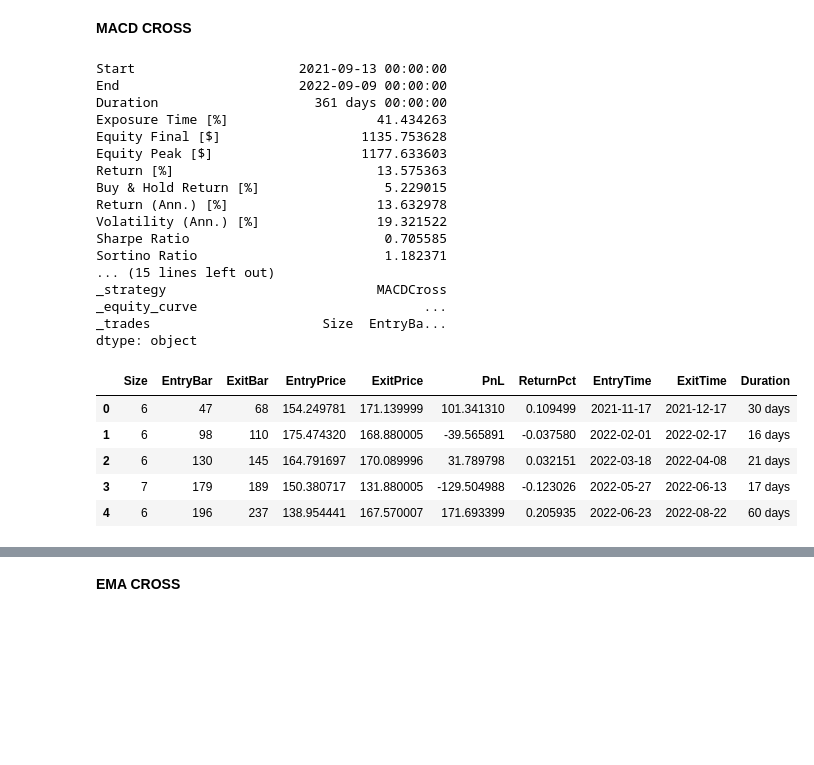
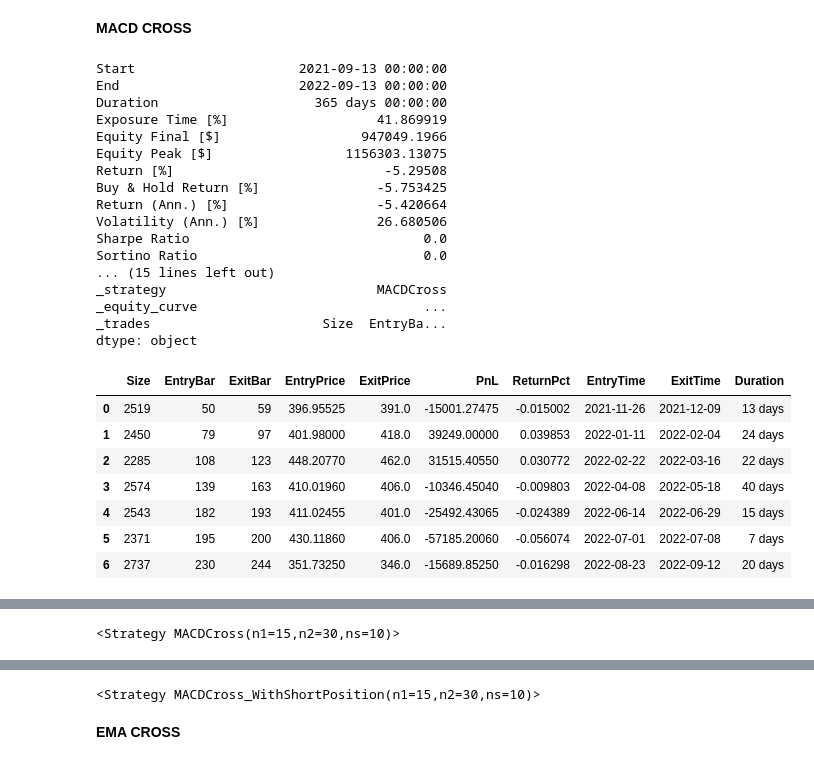
Before and after one commit to simari1/SystemTrade, a Jupyter notebook: Backtesting.py/DoBacktesting.ipynb, the cells around one changed output, grey strips where cells are left out. Cells and saved outputs as stored; diff of their text form; code cells hidden in the pictures; blank space fills up the shorter version.

```diff
--- a/Backtesting.py/DoBacktesting.ipynb
+++ b/Backtesting.py/DoBacktesting.ipynb
@@ -20,6 +20,7 @@ end = datetime.date.today()
 # data = web.DataReader('SPYD', 'yahoo', start, end)
 # data = web.DataReader('1321.T', 'yahoo', start, end)
 # data = web.DataReader('1570.T', 'yahoo', start, end)  #NEXT FUNDS 日経平均レバレッジ・インデックス連動型上場投信
+data = web.DataReader('1357.T', 'yahoo', start, end)  #NEXT FUNDS 日経平均ダブルインバース・インデックス連動型上場投信
 # data = web.DataReader('^N225', 'yahoo', start, end)
 # data = web.DataReader('AAPL', 'yahoo', start, end)
 data = data.astype("double")
@@ -27,4 +28,9 @@ print(data)
 
 initial = 1000000
 fname = f"html/plot-"
+
+#position
+#0 ... display "only long" result
+#1 ... display both "only long" and "long and short" result
+position = 1
 # %% [output]
@@ -63,46 +67,82 @@ bt = Backtest(
 )
 
 output = bt.run() # バックテスト実行
 print(output) # 実行結果(データ)
 display(output._trades)
 bt.plot(filename = fname + str(output._strategy) + ".html") # 実行結果（グラフ）
 
 #最適化
 p = psutil.Process()
 p.nice(psutil.HIGH_PRIORITY_CLASS)
 output2=bt.optimize(\
     n1=range(10, 25, 5),\
     n2=range(10, 75, 10),\
     ns=range(10, 15, 5),\
     maximize='Equity Final [$]',
     method='grid',\
     constraint = lambda x: (x.n2 > x.n1) & (x.n1 > x.ns),\
     max_tries = 100)
 print(output2)
 display(output2._trades)
 display(output2._strategy)
 bt.plot(filename = fname + str(output._strategy) + "_optimize.html")
+
+
+if position == 1:
+    # バックテストを設定
+    bt = Backtest(
+        data, # チャートデータ
+        btstMACD.MACDCross_WithShortPosition, # 売買戦略
+        cash=initial, # 最初の所持金
+        commission=0.00495, # 取引手数料
+        margin=1.0, # レバレッジ倍率の逆数（0.5で2倍レバレッジ）
+        trade_on_close=True, # True：現在の終値で取引，False：次の時間の始値で取引
+        exclusive_orders=True, #自動でポジションをクローズ(オープン)
+    )
+
+    output = bt.run() # バックテスト実行
+    print(output) # 実行結果(データ)
+    display(output._trades)
+    bt.plot(filename = fname + str(output._strategy) + ".html") # 実行結果（グラフ）
+
+    #最適化
+    p = psutil.Process()
+    p.nice(psutil.HIGH_PRIORITY_CLASS)
+    output2=bt.optimize(\
+        n1=range(10, 25, 5),\
+        n2=range(10, 75, 10),\
+        ns=range(10, 15, 5),\
+        maximize='Equity Final [$]',
+        method='grid',\
+        constraint = lambda x: (x.n2 > x.n1) & (x.n1 > x.ns),\
+        max_tries = 100)
+    print(output2)
+    display(output2._trades)
+    display(output2._strategy)
+    bt.plot(filename = fname + str(output._strategy) + "_optimize.html")
 # %% [output]
 Start                     2021-09-13 00:00:00
-End                       2022-09-09 00:00:00
-Duration                    361 days 00:00:00
-Exposure Time [%]                   41.434263
-Equity Final [$]                  1135.753628
-Equity Peak [$]                   1177.633603
-Return [%]                          13.575363
-Buy & Hold Return [%]                5.229015
-Return (Ann.) [%]                   13.632978
-Volatility (Ann.) [%]               19.321522
-Sharpe Ratio                         0.705585
-Sortino Ratio                        1.182371
+End                       2022-09-13 00:00:00
+Duration                    365 days 00:00:00
+Exposure Time [%]                   41.869919
+Equity Final [$]                  947049.1966
+Equity Peak [$]                 1156303.13075
+Return [%]                           -5.29508
+Buy & Hold Return [%]               -5.753425
+Return (Ann.) [%]                   -5.420664
+Volatility (Ann.) [%]               26.680506
+Sharpe Ratio                              0.0
+Sortino Ratio                             0.0
 ... (15 lines left out)
 _strategy                           MACDCross
 _equity_curve                             ...
 _trades                      Size  EntryBa...
 dtype: object
 |  | Size | EntryBar | ExitBar | EntryPrice | ExitPrice | PnL | ReturnPct | EntryTime | ExitTime | Duration |
-| 0 | 6 | 47 | 68 | 154.249781 | 171.139999 | 101.341310 | 0.109499 | 2021-11-17 | 2021-12-17 | 30 days |
-| 1 | 6 | 98 | 110 | 175.474320 | 168.880005 | -39.565891 | -0.037580 | 2022-02-01 | 2022-02-17 | 16 days |
-| 2 | 6 | 130 | 145 | 164.791697 | 170.089996 | 31.789798 | 0.032151 | 2022-03-18 | 2022-04-08 | 21 days |
-| 3 | 7 | 179 | 189 | 150.380717 | 131.880005 | -129.504988 | -0.123026 | 2022-05-27 | 2022-06-13 | 17 days |
-| 4 | 6 | 196 | 237 | 138.954441 | 167.570007 | 171.693399 | 0.205935 | 2022-06-23 | 2022-08-22 | 60 days |
+| 0 | 2519 | 50 | 59 | 396.95525 | 391.0 | -15001.27475 | -0.015002 | 2021-11-26 | 2021-12-09 | 13 days |
+| 1 | 2450 | 79 | 97 | 401.98000 | 418.0 | 39249.00000 | 0.039853 | 2022-01-11 | 2022-02-04 | 24 days |
+| 2 | 2285 | 108 | 123 | 448.20770 | 462.0 | 31515.40550 | 0.030772 | 2022-02-22 | 2022-03-16 | 22 days |
+| 3 | 2574 | 139 | 163 | 410.01960 | 406.0 | -10346.45040 | -0.009803 | 2022-04-08 | 2022-05-18 | 40 days |
+| 4 | 2543 | 182 | 193 | 411.02455 | 401.0 | -25492.43065 | -0.024389 | 2022-06-14 | 2022-06-29 | 15 days |
+| 5 | 2371 | 195 | 200 | 430.11860 | 406.0 | -57185.20060 | -0.056074 | 2022-07-01 | 2022-07-08 | 7 days |
+| 6 | 2737 | 230 | 244 | 351.73250 | 346.0 | -15689.85250 | -0.016298 | 2022-08-23 | 2022-09-12 | 20 days |
@@ -109,0 +173 @@ Row(id='50904', ...)
+<Strategy MACDCross(n1=15,n2=30,ns=10)>
@@ -110,3 +234,4 @@ Row(id='50904', ...)
+<Strategy MACDCross_WithShortPosition(n1=15,n2=30,ns=10)>
 # %% [markdown]
 **EMA CROSS**
 # %%
```
Also changed, not shown: parts of 6 cells of this notebook, 6 other files.
